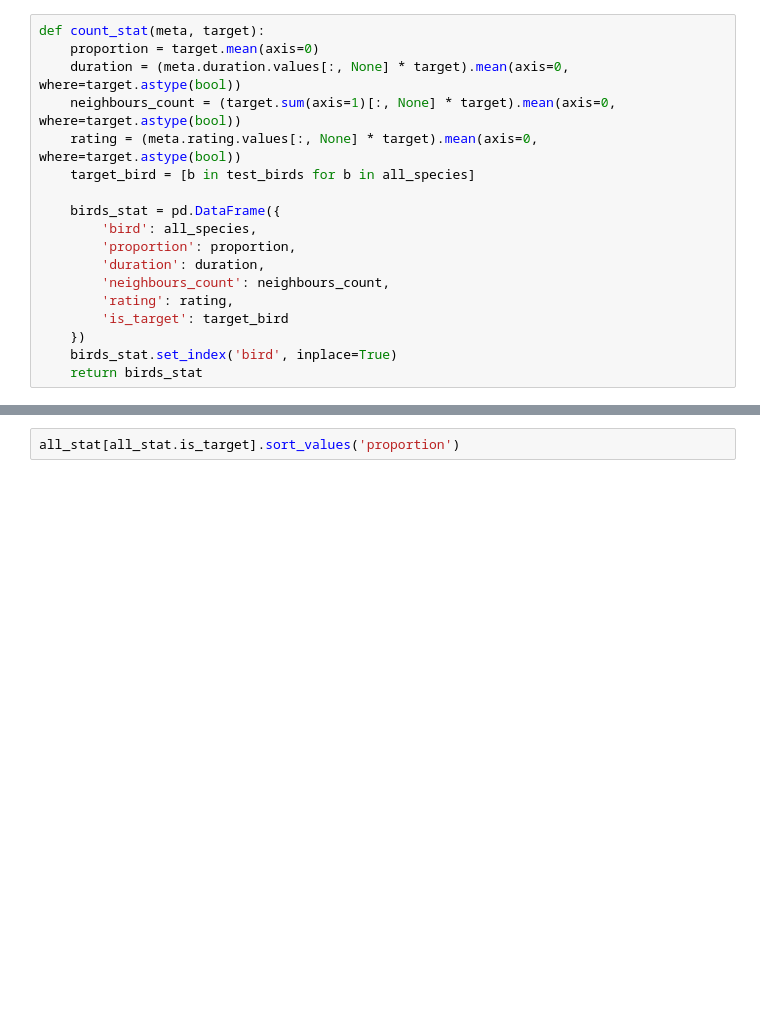
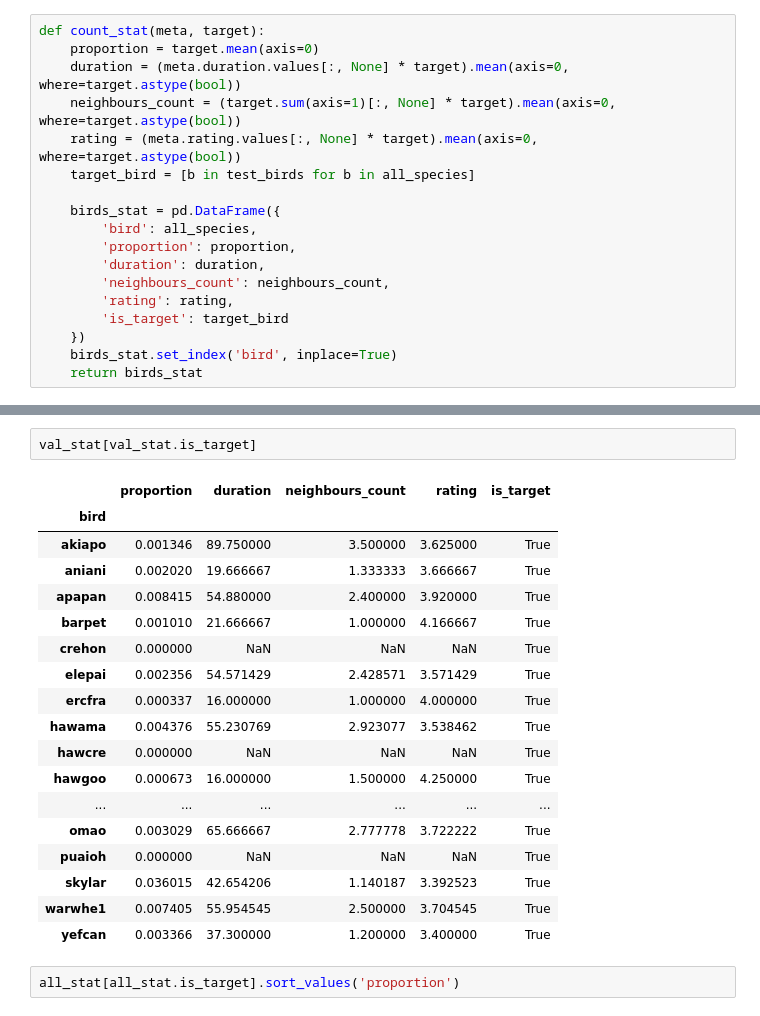
Before and after one commit to ermekaitygulov/BirdCLEF, a Jupyter notebook: StatStudy.ipynb, the cells around one changed output, grey strips where cells are left out. Cells and saved outputs as stored; diff of their text form; blank space fills up the shorter version.

```diff
--- a/StatStudy.ipynb
+++ b/StatStudy.ipynb
@@ -153,3 +144,24 @@ train_stat[train_stat.is_target]
+# %%
+val_stat[val_stat.is_target]
+# %% [output]
+|  | proportion | duration | neighbours_count | rating | is_target |
+| bird |  |  |  |  |  |
+| akiapo | 0.001346 | 89.750000 | 3.500000 | 3.625000 | True |
+| aniani | 0.002020 | 19.666667 | 1.333333 | 3.666667 | True |
+| apapan | 0.008415 | 54.880000 | 2.400000 | 3.920000 | True |
+| barpet | 0.001010 | 21.666667 | 1.000000 | 4.166667 | True |
+| crehon | 0.000000 | NaN | NaN | NaN | True |
+| elepai | 0.002356 | 54.571429 | 2.428571 | 3.571429 | True |
+| ercfra | 0.000337 | 16.000000 | 1.000000 | 4.000000 | True |
+| hawama | 0.004376 | 55.230769 | 2.923077 | 3.538462 | True |
+| hawcre | 0.000000 | NaN | NaN | NaN | True |
+| hawgoo | 0.000673 | 16.000000 | 1.500000 | 4.250000 | True |
+| ... | ... | ... | ... | ... | ... |
+| omao | 0.003029 | 65.666667 | 2.777778 | 3.722222 | True |
+| puaioh | 0.000000 | NaN | NaN | NaN | True |
+| skylar | 0.036015 | 42.654206 | 1.140187 | 3.392523 | True |
+| warwhe1 | 0.007405 | 55.954545 | 2.500000 | 3.704545 | True |
+| yefcan | 0.003366 | 37.300000 | 1.200000 | 3.400000 | True |
 # %%
 all_stat[all_stat.is_target].sort_values('proportion')
 # %% [output]
```
Also changed, not shown: parts of 18 cells of this notebook, 4 other files.
